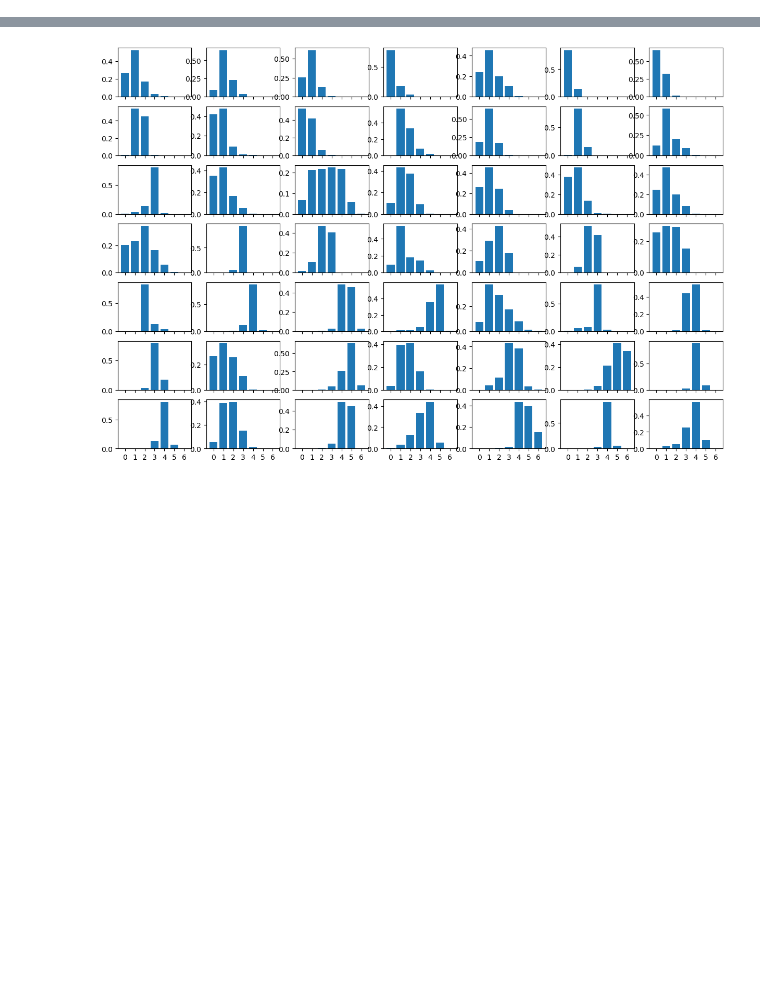
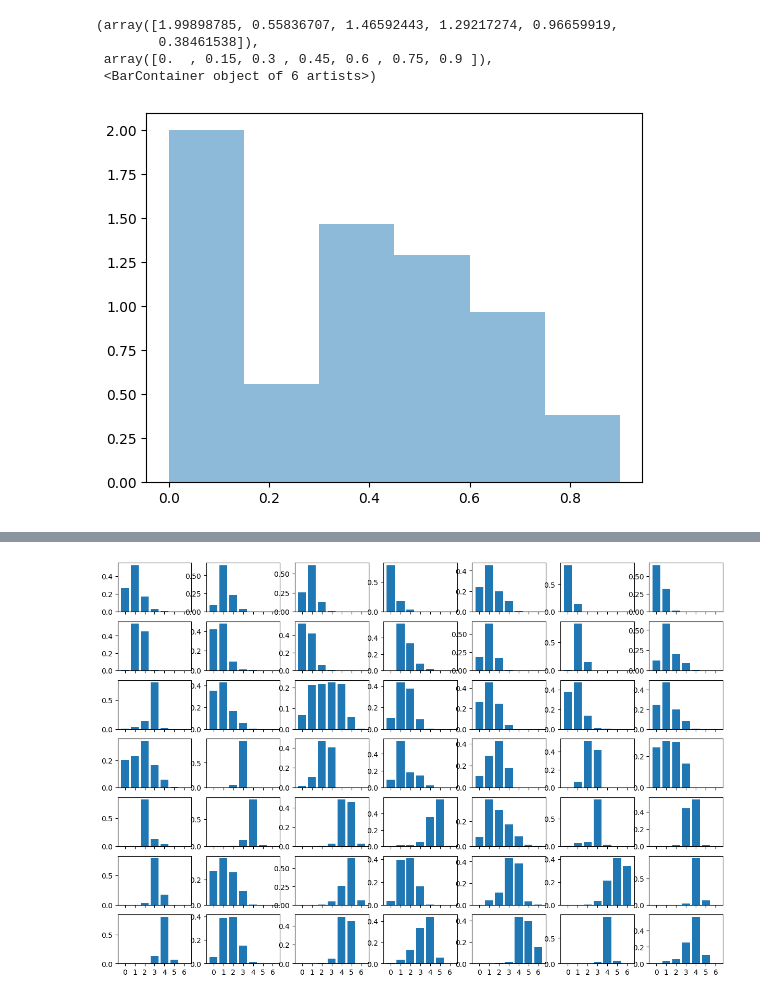
Before and after one commit to katiekang1998/llm_hallucinations, a Jupyter notebook: examples/analyze_bios_rm.ipynb, the cells around one changed output, grey strips where cells are left out. Drawn from its saved outputs; the diff is of its cells as text; code cells hidden in the pictures; blank space fills up the shorter version.

```diff
--- a/examples/analyze_bios_rm.ipynb
+++ b/examples/analyze_bios_rm.ipynb
@@ -30 +130,9 @@ pred_num_total_zero_to_six_probs = np.load(model_path+"/test_medium_num_total_ze
+# %%
+plt.hist(np.array(num_true_all)/np.array(num_total_all), alpha=0.5, bins = np.arange(0, 1, 0.15), density=True, label = "True ratio")
+# %% [output]
+(array([1.99898785, 0.55836707, 1.46592443, 1.29217274, 0.96659919,
+        0.38461538]),
+ array([0.  , 0.15, 0.3 , 0.45, 0.6 , 0.75, 0.9 ]),
+ <BarContainer object of 6 artists>)
+[figure, added]
 # %%
```
Also changed, not shown: parts of 13 cells of this notebook, 36 other files.
